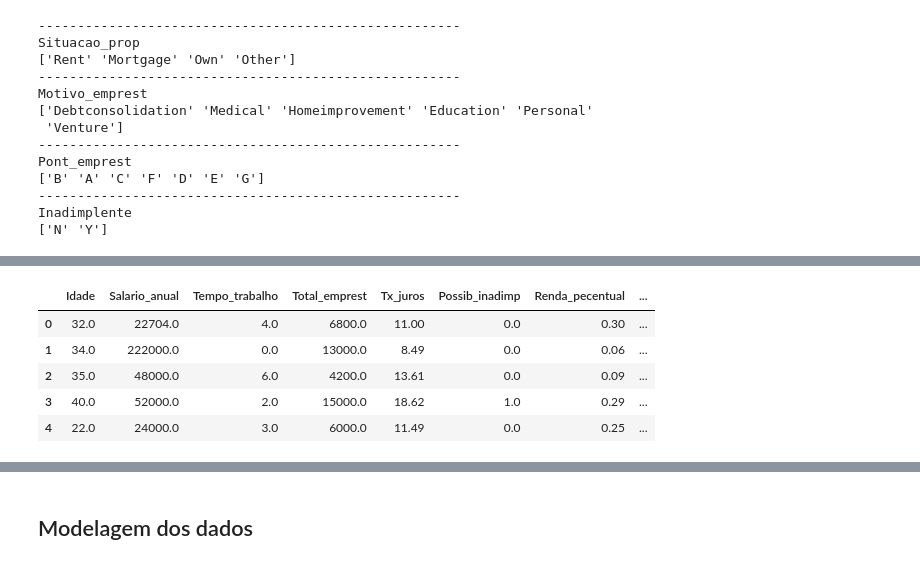
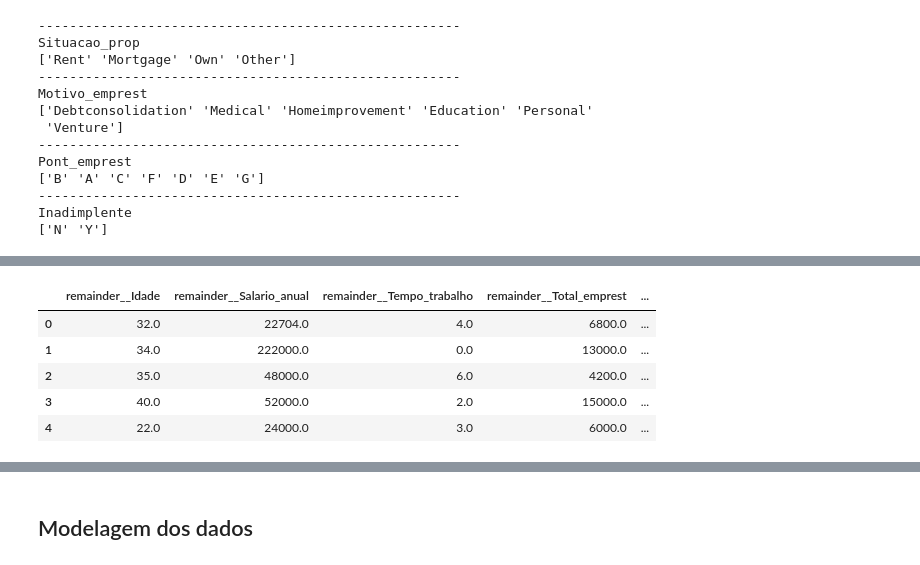
Before and after one commit to MateusSampaio1/Alura_Cash, a Jupyter notebook: Notebook/AluraCash_ML.ipynb, the cells around one changed output, grey strips where cells are left out. Saved outputs shown, nothing was run; the diff lists cells and outputs as text; code cells hidden in the pictures.

```diff
--- a/Notebook/AluraCash_ML.ipynb
+++ b/Notebook/AluraCash_ML.ipynb
@@ -259,6 +271,20 @@ Pont_emprest
 ------------------------------------------------------
 Inadimplente
 ['N' 'Y']
+# %%
+# Transformando os dados da variável Inadimplente (N:0 / Y:1).
+
+df['Inadimplente'] = df['Inadimplente'].replace({'N':0, 'Y':1})
+df = df.astype({'Possib_inadimp':int})
 # %%
 # Encoding das variáveis qualitativas.
-df = pd.get_dummies(data = df, columns = ['Situacao_prop','Motivo_emprest','Pont_emprest'])
+from sklearn.compose import make_column_transformer
+from sklearn.preprocessing import OneHotEncoder
+
+colunas = ['Situacao_prop','Motivo_emprest','Pont_emprest']
+encoding = make_column_transformer((OneHotEncoder(), colunas), remainder='passthrough')
+feature = df.drop(columns = ['Possib_inadimp'])
+
+new_df = encoding.fit_transform(feature)
+new_df = pd.DataFrame(new_df, columns=encoding.get_feature_names_out())
+new_df.head()
@@ -265,18 +298,27 @@ df = pd.get_dummies(data = df, columns = ['Situacao_prop','Motivo_emprest','Pont
 # %%
 # Reorganizando as variáveis.
-df = df[['Idade', 'Salario_anual', 'Tempo_trabalho', 'Total_emprest', 'Tx_juros',
-       'Possib_inadimp', 'Renda_pecentual', 'Periodo', 'Situacao_prop_Mortgage', 'Situacao_prop_Other', 'Situacao_prop_Own',
-       'Situacao_prop_Rent', 'Motivo_emprest_Debtconsolidation',
-       'Motivo_emprest_Education', 'Motivo_emprest_Homeimprovement',
-       'Motivo_emprest_Medical', 'Motivo_emprest_Personal',
-       'Motivo_emprest_Venture', 'Pont_emprest_A', 'Pont_emprest_B',
-       'Pont_emprest_C', 'Pont_emprest_D', 'Pont_emprest_E', 'Pont_emprest_F',
-       'Pont_emprest_G','Inadimplente']]
-df.head()
+new_df = new_df[['remainder__Idade',
+       'remainder__Salario_anual', 'remainder__Tempo_trabalho',
+       'remainder__Total_emprest', 'remainder__Tx_juros',
+       'remainder__Renda_pecentual', 'remainder__Periodo',
+       'remainder__Inadimplente', 'onehotencoder__Situacao_prop_Mortgage',
+       'onehotencoder__Situacao_prop_Other',
+       'onehotencoder__Situacao_prop_Own', 'onehotencoder__Situacao_prop_Rent',
+       'onehotencoder__Motivo_emprest_Debtconsolidation',
+       'onehotencoder__Motivo_emprest_Education',
+       'onehotencoder__Motivo_emprest_Homeimprovement',
+       'onehotencoder__Motivo_emprest_Medical',
+       'onehotencoder__Motivo_emprest_Personal',
+       'onehotencoder__Motivo_emprest_Venture',
+       'onehotencoder__Pont_emprest_A', 'onehotencoder__Pont_emprest_B',
+       'onehotencoder__Pont_emprest_C', 'onehotencoder__Pont_emprest_D',
+       'onehotencoder__Pont_emprest_E', 'onehotencoder__Pont_emprest_F',
+       'onehotencoder__Pont_emprest_G']]
+new_df.head()
 # %% [output]
-|  | Idade | Salario_anual | Tempo_trabalho | Total_emprest | Tx_juros | Possib_inadimp | Renda_pecentual | ... |
-| 0 | 32.0 | 22704.0 | 4.0 | 6800.0 | 11.00 | 0.0 | 0.30 | ... |
-| 1 | 34.0 | 222000.0 | 0.0 | 13000.0 | 8.49 | 0.0 | 0.06 | ... |
-| 2 | 35.0 | 48000.0 | 6.0 | 4200.0 | 13.61 | 0.0 | 0.09 | ... |
-| 3 | 40.0 | 52000.0 | 2.0 | 15000.0 | 18.62 | 1.0 | 0.29 | ... |
-| 4 | 22.0 | 24000.0 | 3.0 | 6000.0 | 11.49 | 0.0 | 0.25 | ... |
+|  | remainder__Idade | remainder__Salario_anual | remainder__Tempo_trabalho | remainder__Total_emprest | ... |
+| 0 | 32.0 | 22704.0 | 4.0 | 6800.0 | ... |
+| 1 | 34.0 | 222000.0 | 0.0 | 13000.0 | ... |
+| 2 | 35.0 | 48000.0 | 6.0 | 4200.0 | ... |
+| 3 | 40.0 | 52000.0 | 2.0 | 15000.0 | ... |
+| 4 | 22.0 | 24000.0 | 3.0 | 6000.0 | ... |
```
Also changed, not shown: parts of 36 cells of this notebook, 3 other files.
